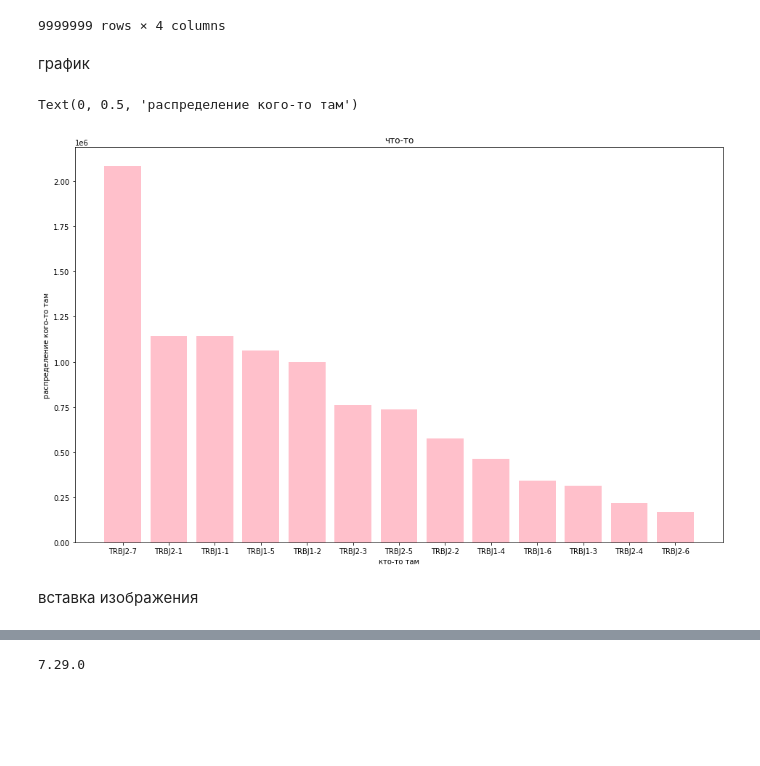
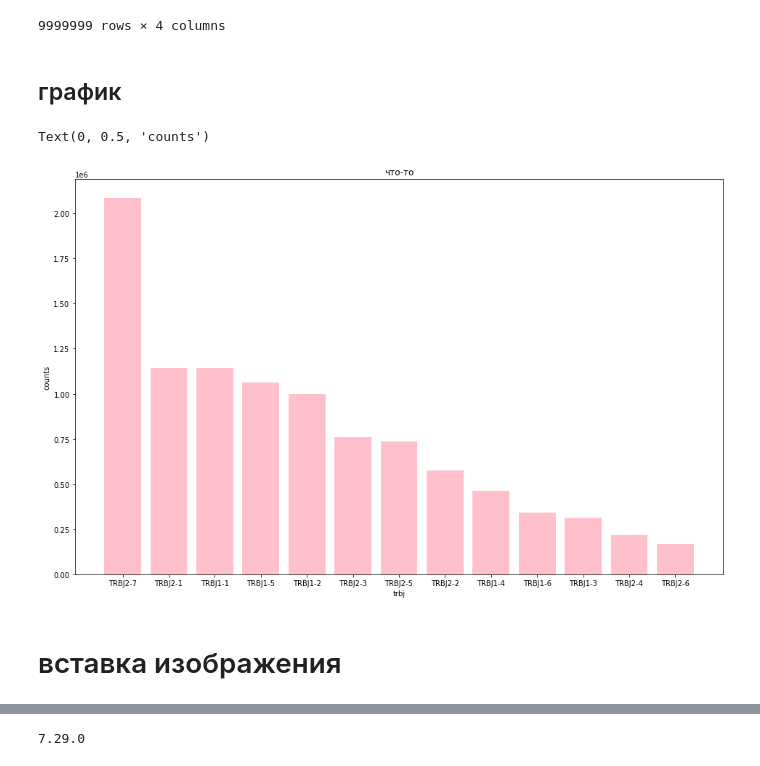
Before and after one commit to im-inna/meow, a Jupyter notebook: победа_hw2_2.ipynb, the cells around one changed output, grey strips where cells are left out. Saved outputs shown, nothing was run; the diff lists cells and outputs as text; code cells hidden in the pictures; blank space fills up the shorter version.

```diff
--- a/победа_hw2_2.ipynb
+++ b/победа_hw2_2.ipynb
@@ -50,19 +52,19 @@ df
 | 9999998 | TGTGCCAGCTCACCACCCTGCCGGCGCCTTAGC... | CASSPPCRRLSYLTDTQYF | TRBV18 | TRBJ2-3 |
 9999999 rows × 4 columns
 # %% [markdown]
-график
+## график
 # %%
 plt.figure(figsize=(16, 10))
-b = df['TRBJ1-2'].value_counts()
-plt.bar(b.index, b.values, color='pink')
+trbj_counts = df['TRBJ1-2'].value_counts()
+plt.bar(trbj_counts.index, trbj_counts.values, color='pink')
 plt.title ('что-то')
-plt.xlabel('кто-то там')
-plt.ylabel('распределение кого-то там')
+plt.xlabel('trbj')
+plt.ylabel('counts')
 # %% [output]
-Text(0, 0.5, 'распределение кого-то там')
+Text(0, 0.5, 'counts')
-[figure, old version]
+[figure, new version]
 # %% [markdown]
-вставка изображения
+# вставка изображения
 # %%
 pip install ipython
 # %% [output]
```
Also changed, not shown: parts of 15 cells of this notebook.
